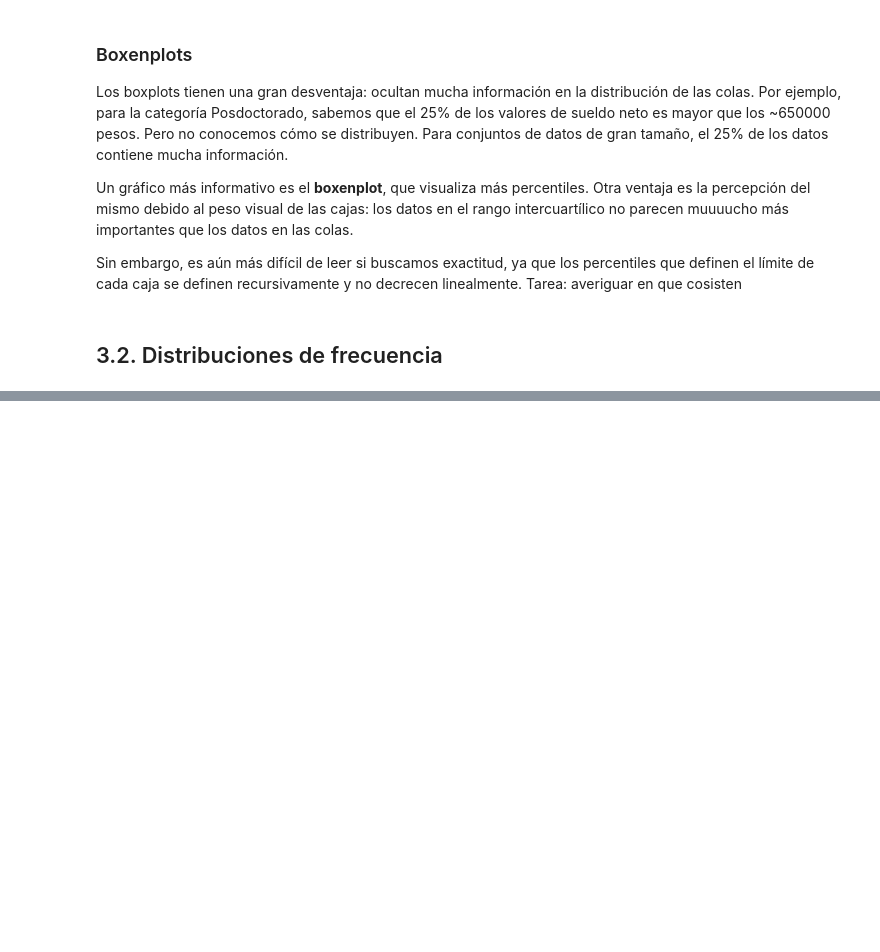
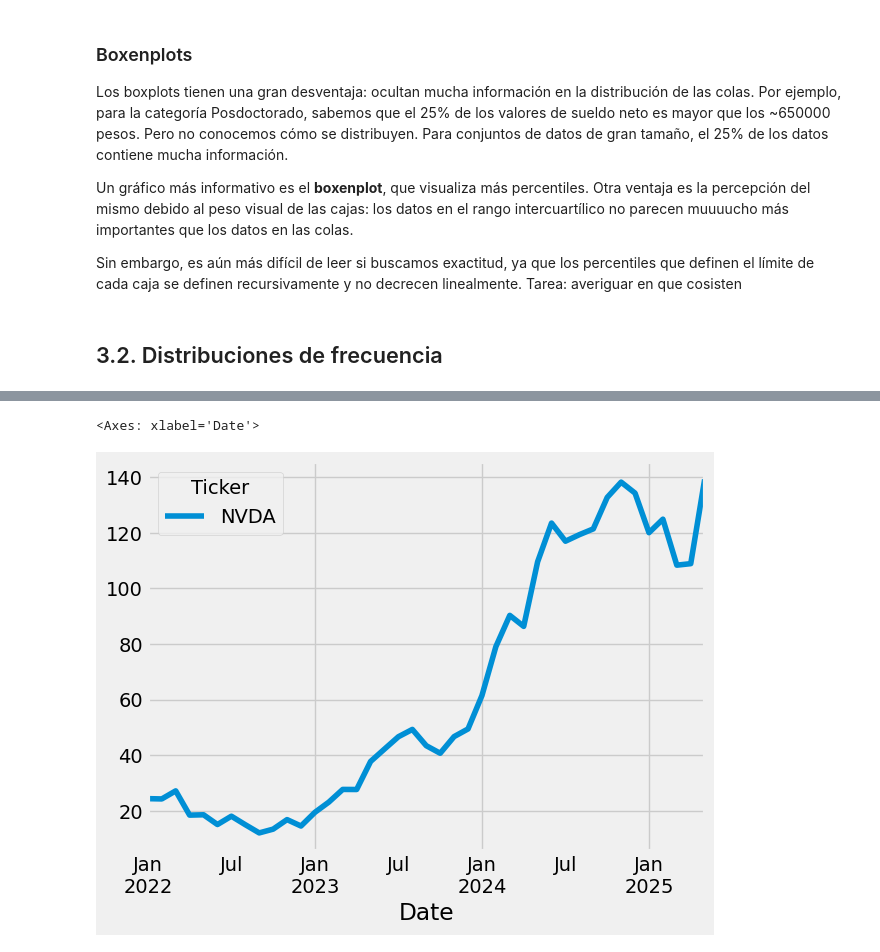
Before and after one commit to JonathanRosasV/PythonBasico2, a Jupyter notebook: Clase_3/python2_clase_3.ipynb, the cells around one changed output, grey strips where cells are left out. Drawn from its saved outputs; the diff is of its cells as text; code cells hidden in the pictures; blank space fills up the shorter version.

```diff
--- a/Clase_3/python2_clase_3.ipynb
+++ b/Clase_3/python2_clase_3.ipynb
@@ -887,0 +964,7 @@ plt.ticklabel_format(style='plain', axis='x')
+# %%
+data_1 = yf.download(stock_1, start=start, end=end)['Close']
+
+# Resamplear a frecuencia mensual, tomando el último valor de cada mes
+M_data_1 = data_1.resample('M').last()
+
+print(M_data_1.head())
@@ -887,0 +995,2 @@ plt.ticklabel_format(style='plain', axis='x')
+# %%
+M_data_1.index = pd.to_datetime(M_data_1.index)
@@ -887,0 +1007,5 @@ plt.ticklabel_format(style='plain', axis='x')
+# %%
+M_data_1.plot()
+# %% [output]
+<Axes: xlabel='Date'>
+[figure, added]
```
Also changed, not shown: parts of 14 cells of this notebook.
